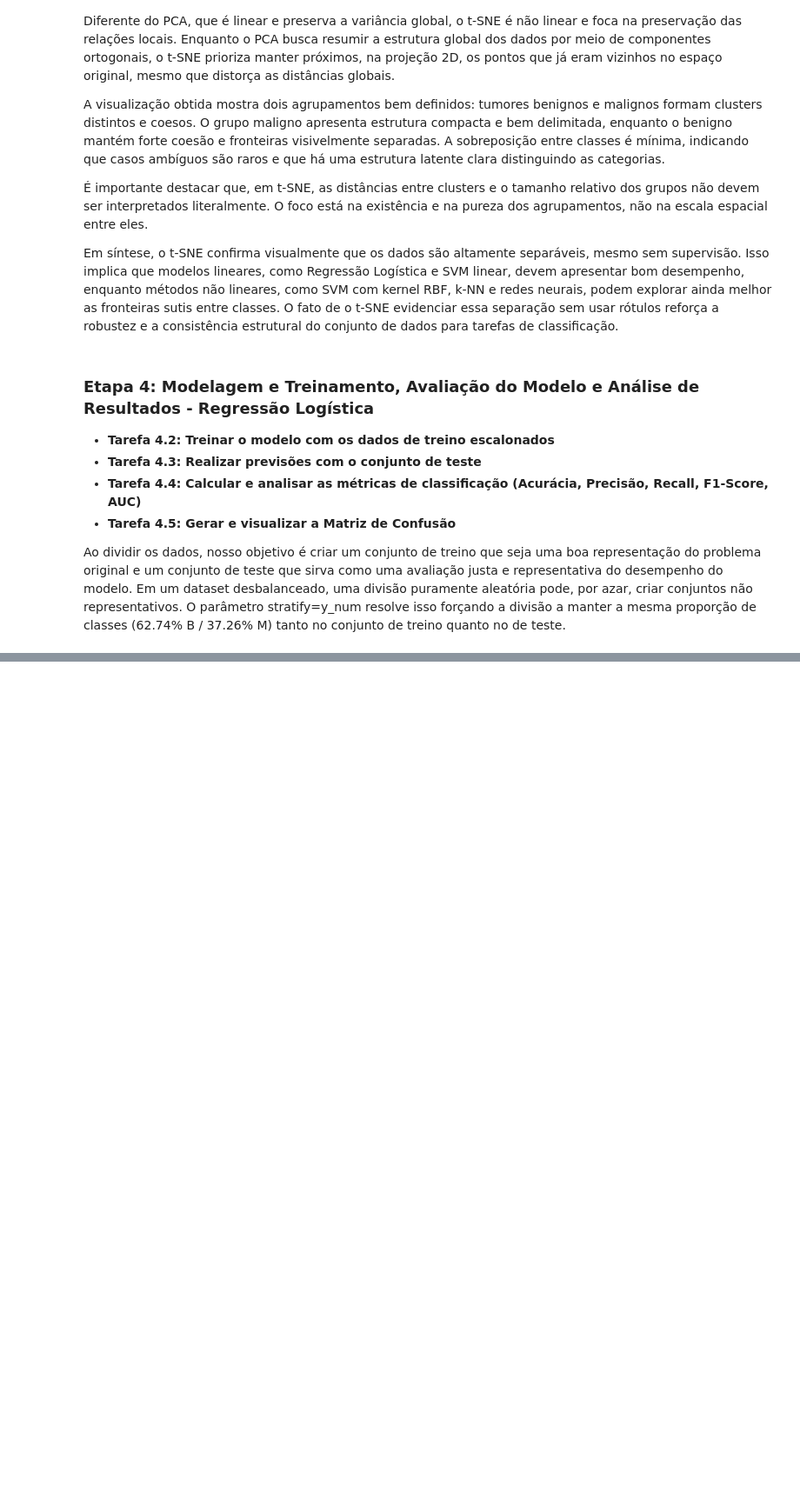
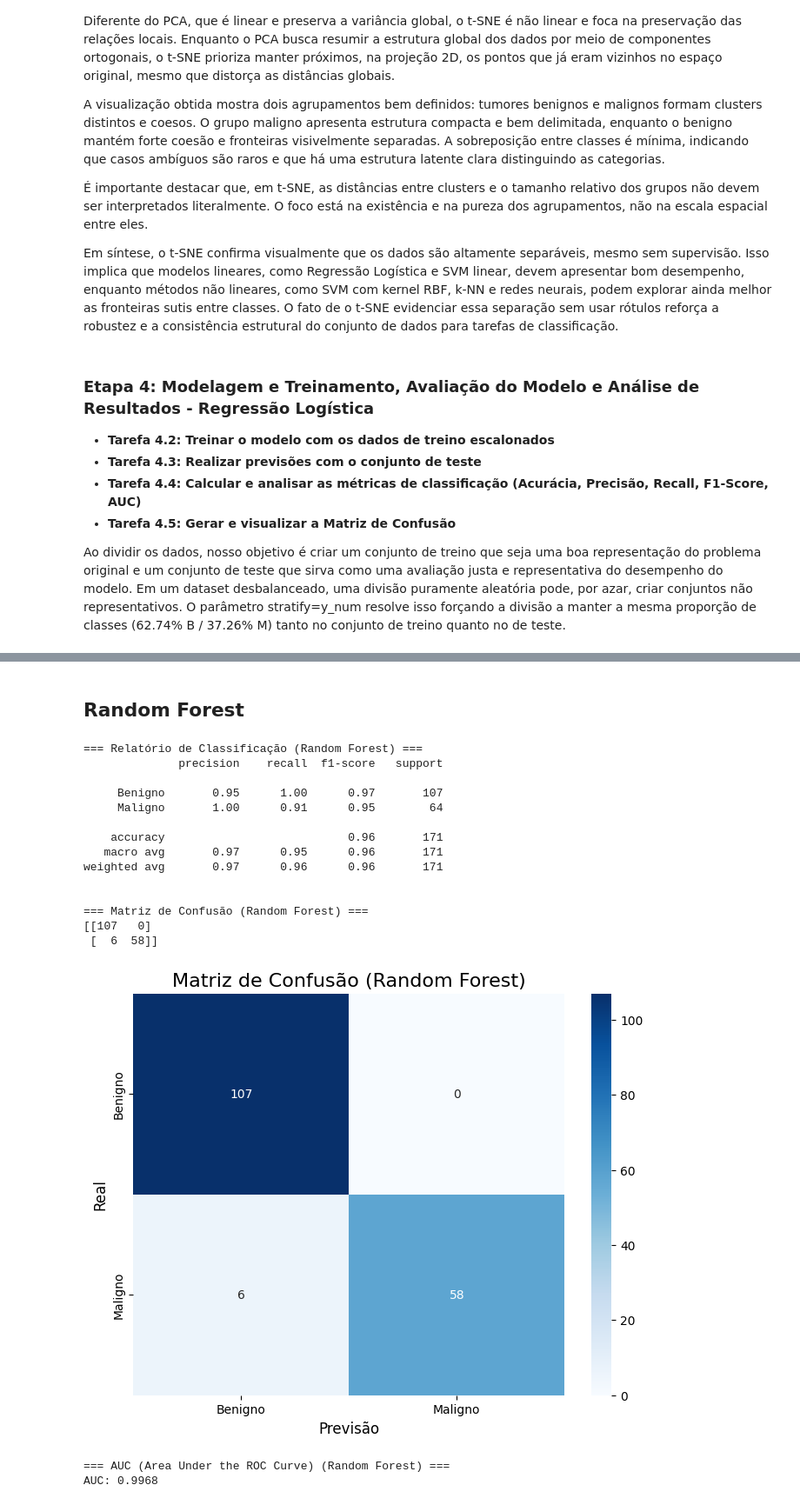
Before and after one commit to lincolngmc/caixaversogrupo5, a Jupyter notebook: ADA_projeto.ipynb, the cells around one changed output, grey strips where cells are left out. Shown at 87% size. Saved outputs shown, nothing was run; the diff lists cells and outputs as text; code cells hidden in the pictures; blank space fills up the shorter version.

```diff
--- a/ADA_projeto.ipynb
+++ b/ADA_projeto.ipynb
@@ -788,0 +913,61 @@ Ao dividir os dados, nosso objetivo é criar um conjunto de treino que seja uma
+# %% [markdown]
+## Random Forest
+# %%
+from sklearn.ensemble import RandomForestClassifier
+from sklearn.metrics import classification_report, confusion_matrix, roc_auc_score
+import seaborn as sns
+import matplotlib.pyplot as plt
+
+# 1. Instantiate a RandomForestClassifier model
+rf_model = RandomForestClassifier(random_state=42)
+
+# 2. Train the Random Forest model
+rf_model.fit(X_train_scaled, y_train_num)
+
+# 3. Make predictions on the scaled test data
+y_pred_rf_num = rf_model.predict(X_test_scaled)
+
+# 4. Calculate predicted probabilities for the positive class
+y_pred_rf_proba = rf_model.predict_proba(X_test_scaled)[:, 1]
+
+# 5. Print the classification report
+print("=== Relatório de Classificação (Random Forest) ===")
+print(classification_report(y_test_num, y_pred_rf_num, target_names=['Benigno', 'Maligno']))
+
+# 6. Calculate the confusion matrix
+cm_rf = confusion_matrix(y_test_num, y_pred_rf_num)
+
+# 7. Print the confusion matrix
+print("\n=== Matriz de Confusão (Random Forest) ===")
+print(cm_rf)
+
+# 8. Generate and visualize the Confusion Matrix
+plt.figure(figsize=(8, 6))
+sns.heatmap(cm_rf, annot=True, fmt='d', cmap='Blues', xticklabels=['Benigno', 'Maligno'], yticklabels=['Benigno', 'Maligno'])
+plt.title('Matriz de Confusão (Random Forest)', fontsize=16)
+plt.xlabel('Previsão', fontsize=12)
+plt.ylabel('Real', fontsize=12)
+plt.show()
+
+# 9. Calculate and print the AUC
+auc_rf = roc_auc_score(y_test_num, y_pred_rf_proba)
+print(f"\n=== AUC (Area Under the ROC Curve) (Random Forest) ===")
+print(f"AUC: {auc_rf:.4f}")
+# %% [output]
+=== Relatório de Classificação (Random Forest) ===
+              precision    recall  f1-score   support
+
+     Benigno       0.95      1.00      0.97       107
+     Maligno       1.00      0.91      0.95        64
+
+    accuracy                           0.96       171
+   macro avg       0.97      0.95      0.96       171
+weighted avg       0.97      0.96      0.96       171
+
+
+=== Matriz de Confusão (Random Forest) ===
+[[107   0]
+ [  6  58]]
+[figure, added]
+=== AUC (Area Under the ROC Curve) (Random Forest) ===
+AUC: 0.9968
```
Also changed, not shown: parts of 20 cells of this notebook.
